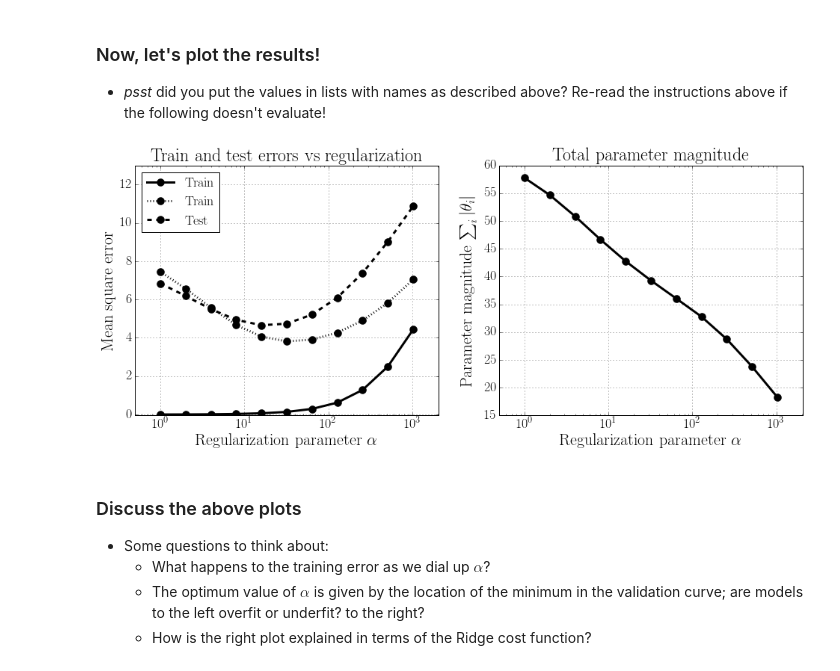
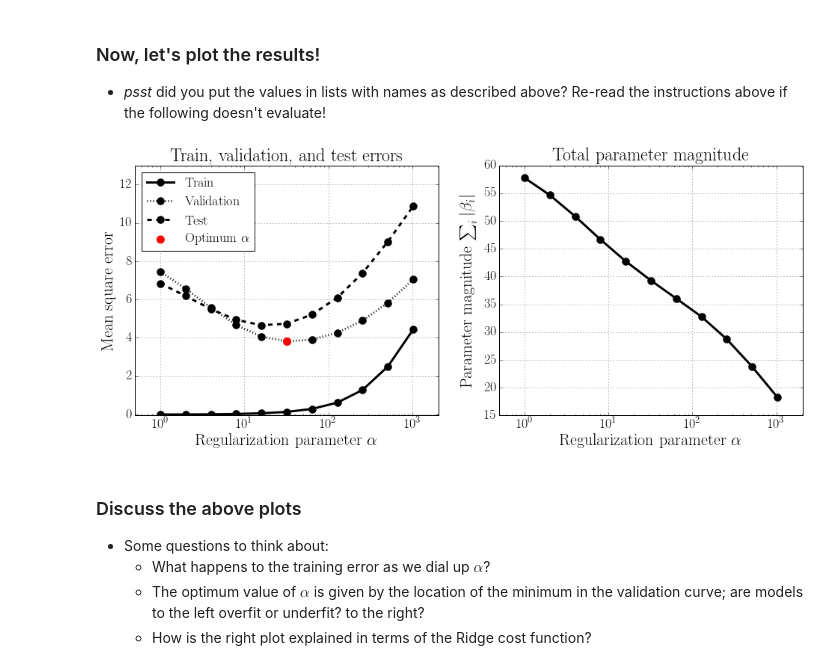
Before and after one commit to UCIDataScienceInitiative/PredictiveModeling_withPython, a Jupyter notebook: Solutions/Session 2 - Overfitting, Regularization, Model Selection.ipynb, the cells around one changed output. Cells and saved outputs as stored; diff of their text form; code cells hidden in the pictures.

Commit message:
Added figures, edited notebook

```diff
--- a/Solutions/Session 2 - Overfitting, Regularization, Model Selection.ipynb
+++ b/Solutions/Session 2 - Overfitting, Regularization, Model Selection.ipynb
@@ -267,39 +278,44 @@ fig, axes = plt.subplots(1, 2, figsize = (16,6))
 
 # First plot
 plt.sca(axes[0])
 
 plt.semilogx(alphas[1:], train_errors[1:], lw = 3, label = 'Train', color = 'k', marker = 'o', markersize = 10)
-plt.semilogx(alphas[1:], valid_errors[1:], lw = 3, label = 'Train', color = 'k', ls = ':', marker = 'o', markersize = 10)
+plt.semilogx(alphas[1:], valid_errors[1:], lw = 3, label = 'Validation', color = 'k', ls = ':', marker = 'o', markersize = 10)
 plt.semilogx(alphas[1:], test_errors[1:], lw = 3, label = 'Test', color = 'k', ls = '--', marker = 'o', markersize = 10)
+
+plt.scatter(alphas[1+np.argsort(np.array(valid_errors[1:]))[0]], min(valid_errors), color = 'red', marker = 'o', s = 100, zorder = 3, label = r'Optimum $\alpha$')
 
 plt.xlim(.5, 2056)
 plt.ylim(-.05,13)
 
-plt.title('Train and test errors vs regularization', size = 24)
+plt.title('Train, validation, and test errors', size = 24)
 plt.xlabel(r'Regularization parameter $\alpha$', size = 22)
 plt.ylabel(r'Mean square error', size = 22)
 
-plt.legend(fontsize = 18, loc = 'upper left', numpoints=1)
+plt.legend(fontsize = 18, loc = 'upper left', numpoints=1, scatterpoints=1)
 plt.grid()
 plt.tick_params(labelsize = 18)
 
 # Second plot
 plt.sca(axes[1])
 plt.semilogx(alphas[1:], coef_mags[1:], lw = 3, color = 'k', marker = 'o', markersize = 10)
 plt.xlim(.5, 2056)
 
 
 plt.title('Total parameter magnitude', size = 24)
 plt.xlabel(r'Regularization parameter $\alpha$', size = 22)
-plt.ylabel(r'Parameter magnitude $\sum_{i}|\theta_{i}|$', size = 22)
+plt.ylabel(r'Parameter magnitude $\sum_{i}|\beta_{i}|$', size = 22)
 
 plt.grid()
 plt.tick_params(labelsize = 18)
 
-# Show
+
+
+# Save, show
+plt.savefig('../figures/session_2/alpha_significance.png')
 plt.show()
 # %% [output]
-[figure, old version]
+[figure, new version]
 # %% [markdown]
 ### Discuss the above plots
 - Some questions to think about:
```
Also changed, not shown: parts of 7 cells of this notebook, 2 other files.
